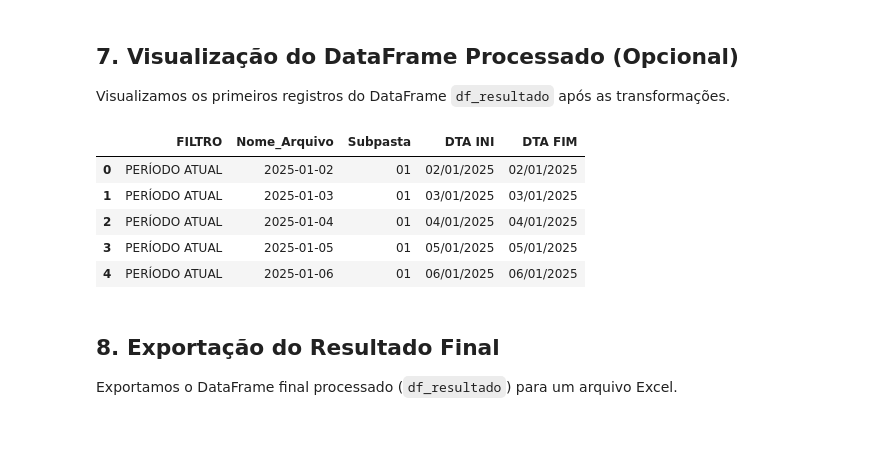
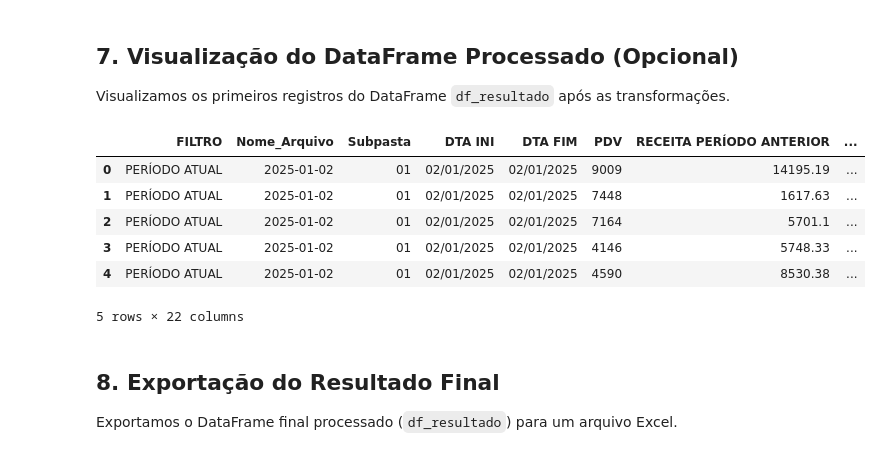
Before and after one commit to rafaweread/botapp, a Jupyter notebook: notebooks/ProcessarExcelSubpastas_original_mod.ipynb, the cells around one changed output. Cells and saved outputs as stored; diff of their text form; code cells hidden in the pictures.

Commit message:
Implementa script de transformação de dados para relatórios Excel, incluindo leitura, transformação e exportação de dados de múltiplas abas.

```diff
--- a/notebooks/ProcessarExcelSubpastas_original_mod.ipynb
+++ b/notebooks/ProcessarExcelSubpastas_original_mod.ipynb
@@ -139,6 +176,6 @@ DataFrame PDV final criado com 4067 linhas
 # %%
 # Renomeando as colunas
-df_pdv_final = df_pdv_final.rename(columns={'Unnamed: 0': 'PDV',
+df_pdv_rename = df_pdv_final.rename(columns={'Unnamed: 0': 'PDV',
                                      'RECEITA (R$)': 'RECEITA PERÍODO ANTERIOR',
                                      'Unnamed: 2': 'RECEITA PERÍODO ATUAL',
                                      'RECEITA MOBSHOP (R$)':'RECEITA MOBSHOP PERÍODO ANTERIOR',
@@ -152,7 +189,15 @@ df_pdv_final = df_pdv_final.rename(columns={'Unnamed: 0': 'PDV',
                                      'QUANTIDADE DE BOLETOS':'QUANTIDADE DE BOLETOS PERÍODO ANTERIOR',
                                      'Unnamed: 17':'QUANTIDADE DE BOLETOS PERÍODO ATUAL',
                                      'PREÇO MÉDIO':'PREÇO MÉDIO PERÍODO ANTERIOR',
-                                     'Unnamed: 20':'PREÇO MÉDIO PERÍODO ATUAL'})
+                                     'Unnamed: 20':'PREÇO MÉDIO PERÍODO ATUAL',
+                                     'QUANTIDADE DE ITENS':'QUANTIDADE DE ITENS PERÍODO ANTERIOR',
+                                     'Unnamed: 23':'QUANTIDADE DE ITENS PERÍODO ATUAL'})
+# %%
+# Removendo as colunas
+df_pdv_remove = df_pdv_rename.drop(columns=['Unnamed: 3','Unnamed: 6','Unnamed: 9','Unnamed: 12','Unnamed: 15','Unnamed: 18','Unnamed: 21','Unnamed: 24','Subpasta'])
+# %%
+# Remover linhas onde 'PDV' ou 'TOTAL' aparecem na coluna 'PDV'
+df_pdv_remove = df_pdv_remove[~df_pdv_remove['PDV'].isin(['PDV', 'TOTAL'])]
 # %% [markdown]
 ## 6. Transformações no DataFrame FILTROS
 
@@ -208,3 +253,9 @@ DataFrame filtrado por 'PERÍODO ATUAL' criado com 179 linhas
 Coluna 'SELEÇÃO' separada.
 Colunas renomeadas para 'DTA INI' e 'DTA FIM'.
 DataFrames concatenados e coluna 'SELEÇÃO' removida.
+# %%
+# Realizando o merge usando a coluna "Nome_Arquivo" como chave para combinar FILTRO e PDV
+df_merge_pdv = pd.merge(df_resultado, df_pdv_remove, on="Nome_Arquivo", how="inner")
+
+# Realizando o merge usando a coluna "ID_Cliente" como chave
+df_merge_consultor = pd.merge(df_resultado, df_consultor_final, on="Nome_Arquivo", how="inner")
@@ -214,14 +278,15 @@ DataFrames concatenados e coluna 'SELEÇÃO' removida.
 Visualizamos os primeiros registros do DataFrame `df_resultado` após as transformações.
 # %%
 # Visualizar os primeiros registros do DataFrame df_resultado
-if df_resultado is not None:
-    display(df_resultado.head())
+if df_merge_pdv is not None:
+    display(df_merge_pdv.head())
 else:
     print("DataFrame df_resultado não disponível para visualização.")
 # %% [output]
-|  | FILTRO | Nome_Arquivo | Subpasta | DTA INI | DTA FIM |
-| 0 | PERÍODO ATUAL | 2025-01-02 | 01 | 02/01/2025 | 02/01/2025 |
-| 1 | PERÍODO ATUAL | 2025-01-03 | 01 | 03/01/2025 | 03/01/2025 |
-| 2 | PERÍODO ATUAL | 2025-01-04 | 01 | 04/01/2025 | 04/01/2025 |
-| 3 | PERÍODO ATUAL | 2025-01-05 | 01 | 05/01/2025 | 05/01/2025 |
-| 4 | PERÍODO ATUAL | 2025-01-06 | 01 | 06/01/2025 | 06/01/2025 |
+|  | FILTRO | Nome_Arquivo | Subpasta | DTA INI | DTA FIM | PDV | RECEITA PERÍODO ANTERIOR | ... |
+| 0 | PERÍODO ATUAL | 2025-01-02 | 01 | 02/01/2025 | 02/01/2025 | 9009 | 14195.19 | ... |
+| 1 | PERÍODO ATUAL | 2025-01-02 | 01 | 02/01/2025 | 02/01/2025 | 7448 | 1617.63 | ... |
+| 2 | PERÍODO ATUAL | 2025-01-02 | 01 | 02/01/2025 | 02/01/2025 | 7164 | 5701.1 | ... |
+| 3 | PERÍODO ATUAL | 2025-01-02 | 01 | 02/01/2025 | 02/01/2025 | 4146 | 5748.33 | ... |
+| 4 | PERÍODO ATUAL | 2025-01-02 | 01 | 02/01/2025 | 02/01/2025 | 4590 | 8530.38 | ... |
+5 rows × 22 columns
```
Also changed, not shown: parts of 5 cells of this notebook, 5 other files.
